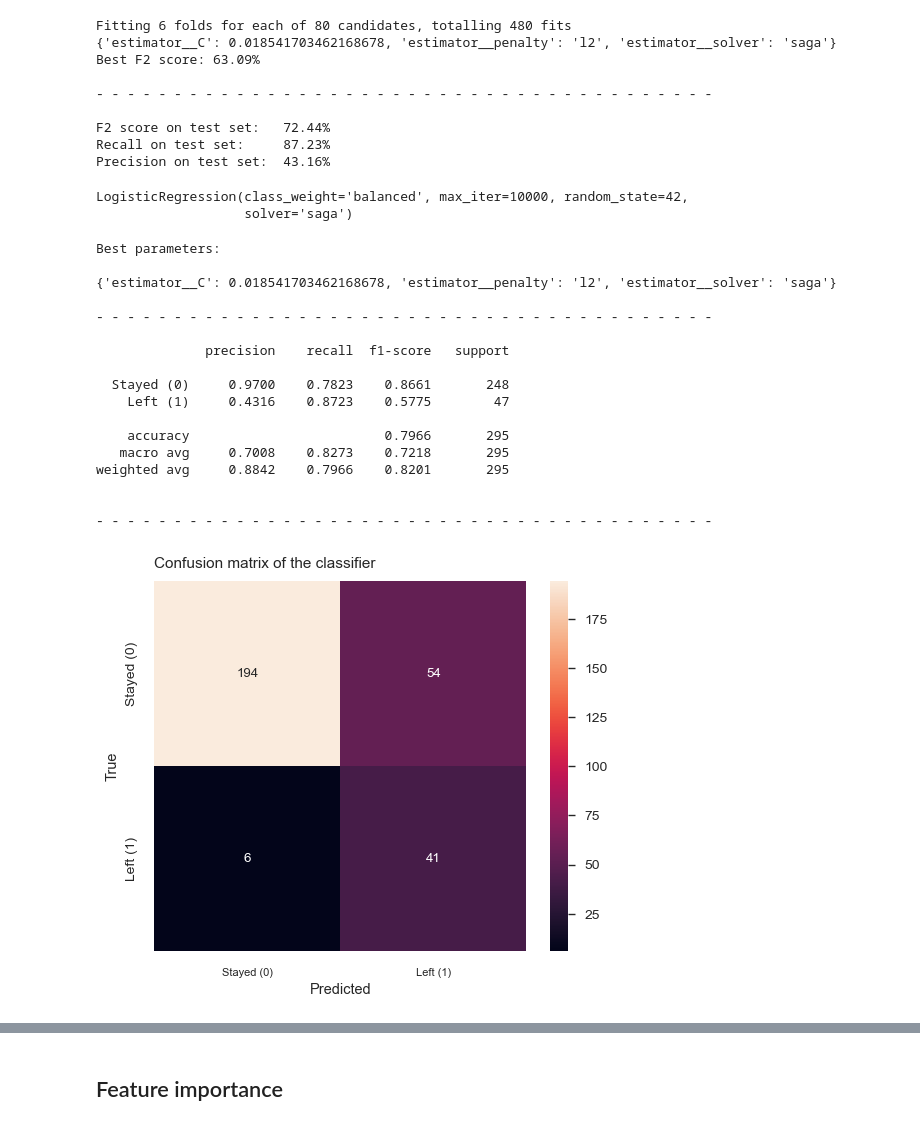
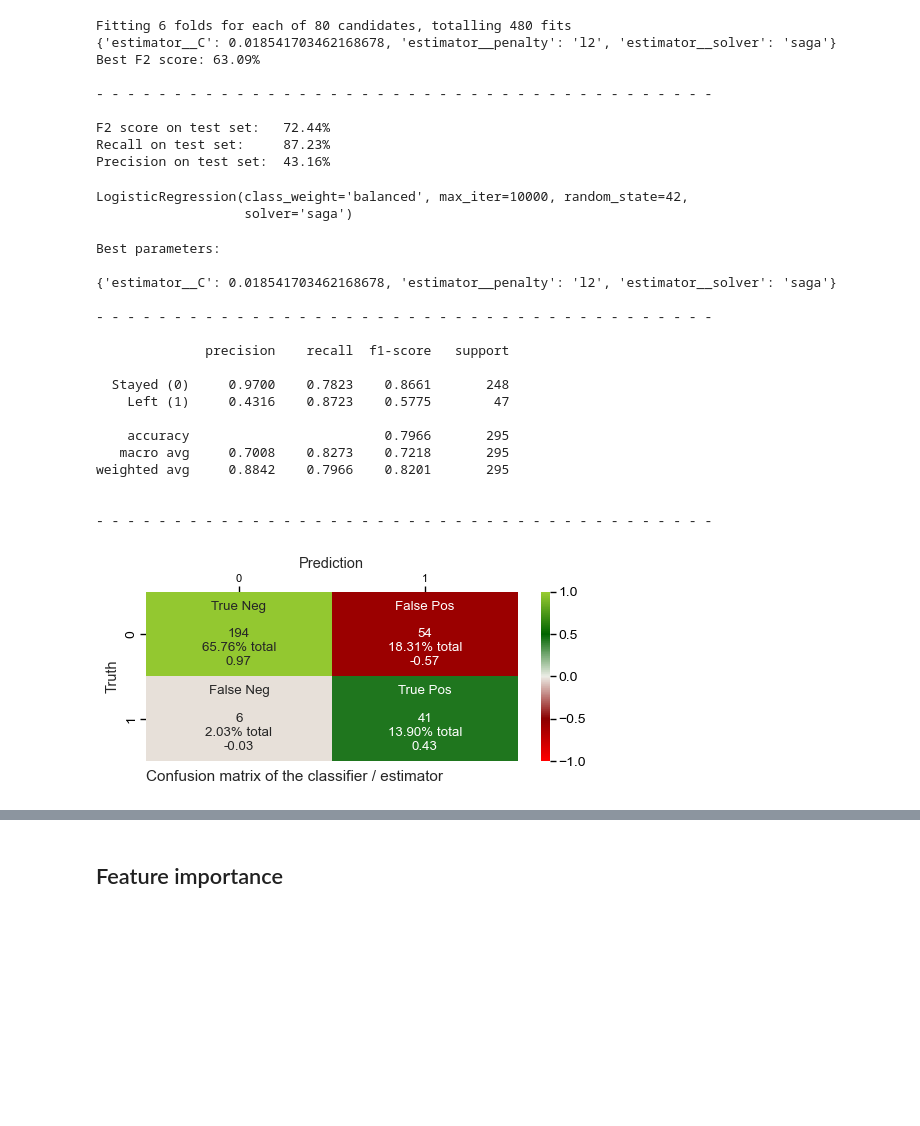
Before and after one commit to christianroden/Portfolinoes, a Jupyter notebook: Notebooks/RF_Log.ipynb, the cells around one changed output, grey strips where cells are left out. Saved outputs shown, nothing was run; the diff lists cells and outputs as text; code cells hidden in the pictures; blank space fills up the shorter version.

Commit message:
Log: further customization on the ROC plot, added current thr. point, visual tweaks. Added custom confusion matrix with meaningful custom cmap. Visual tweaks on feat.import. More info on feat.engin.

```diff
--- a/Notebooks/RF_Log.ipynb
+++ b/Notebooks/RF_Log.ipynb
@@ -655,4 +674,6 @@ Precision on test set:  43.16%
 # %%
+from sklearn.metrics import ConfusionMatrixDisplay
+
 labels = ['Stayed (0)', 'Left (1)']
 
 # - - - - - - - - - - - - - - - - - - - - - - - - - - - - - - - -
@@ -662,40 +683,54 @@ display(log)
 print('Best parameters:\n\n{}'.format(pipe_log.best_params_))
 f_divline()
 print(classification_report(ytest, ypred, target_names=labels, digits=4))
 f_divline()
 
 # - - - - - - - - - - - - - - - - - - - - - - - - - - - - - - - -
 # confusion matrix
 
-plt.subplots(figsize=(6,4.8))
+cf_matrix = confusion_matrix(ytest, ypred)
+cf_matrix_norm = cf_matrix / np.sum(cf_matrix, axis=0)
+cf_matrix_norm[0][1] = -cf_matrix_norm[0][1]
+cf_matrix_norm[1][0] = -cf_matrix_norm[1][0]
 
-confusion_matrix_base = confusion_matrix(ytest, ypred)
-conf_plot = sns.heatmap(confusion_matrix_base, annot=True, fmt='d')
+group_names = ['True Neg','False Pos','False Neg','True Pos']
+group_counts = ['{0:0.0f}'.format(value) for value in cf_matrix.flatten()]
+group_percentages = ['{0:.2%} total'.format(value) for value in cf_matrix.flatten()/np.sum(cf_matrix)]
+group_norm_pred = ['{0:.2f}'.format(value) for value in cf_matrix_norm.flatten()]
 
-plt.title('Confusion matrix of the classifier')
-conf_plot.set_xticklabels(labels)
-conf_plot.set_yticklabels(labels)
-plt.xlabel('Predicted')
-plt.ylabel('True');
+cm_labels = [f'{v1}\n\n{v2}\n{v3}\n{v4}' for v1, v2, v3, v4 in zip(group_names, group_counts, group_percentages, group_norm_pred)]
+cm_labels = np.asarray(cm_labels).reshape(2,2)
+
+plt.subplots(figsize=(6,2.2))
+conf_plot = sns.heatmap(cf_matrix_norm, annot=cm_labels, fmt='', cmap='RBlG', vmin=-1, vmax=1)
+conf_plot.xaxis.set_label_position('top')
+conf_plot.xaxis.tick_top()
+
+plt.title('Confusion matrix of the classifier / estimator', y=-0.2)
+# conf_plot.set_xticklabels(labels)
+# conf_plot.set_yticklabels(labels)
+plt.xlabel('Prediction')
+plt.ylabel('Truth');
+plt.grid(alpha=0)
 # %% [output]
 LogisticRegression(class_weight='balanced', max_iter=10000, random_state=42,
                    solver='saga')
 Best parameters:
 
 {'estimator__C': 0.018541703462168678, 'estimator__penalty': 'l2', 'estimator__solver': 'saga'}
 
 - - - - - - - - - - - - - - - - - - - - - - - - - - - - - - - - - - - - - - - -
 
               precision    recall  f1-score   support
 
   Stayed (0)     0.9700    0.7823    0.8661       248
     Left (1)     0.4316    0.8723    0.5775        47
 
     accuracy                         0.7966       295
    macro avg     0.7008    0.8273    0.7218       295
 weighted avg     0.8842    0.7966    0.8201       295
 
 
 - - - - - - - - - - - - - - - - - - - - - - - - - - - - - - - - - - - - - - - -
-[figure, old version]
+[figure, new version]
 # %%
```
Also changed, not shown: parts of 10 cells of this notebook.
